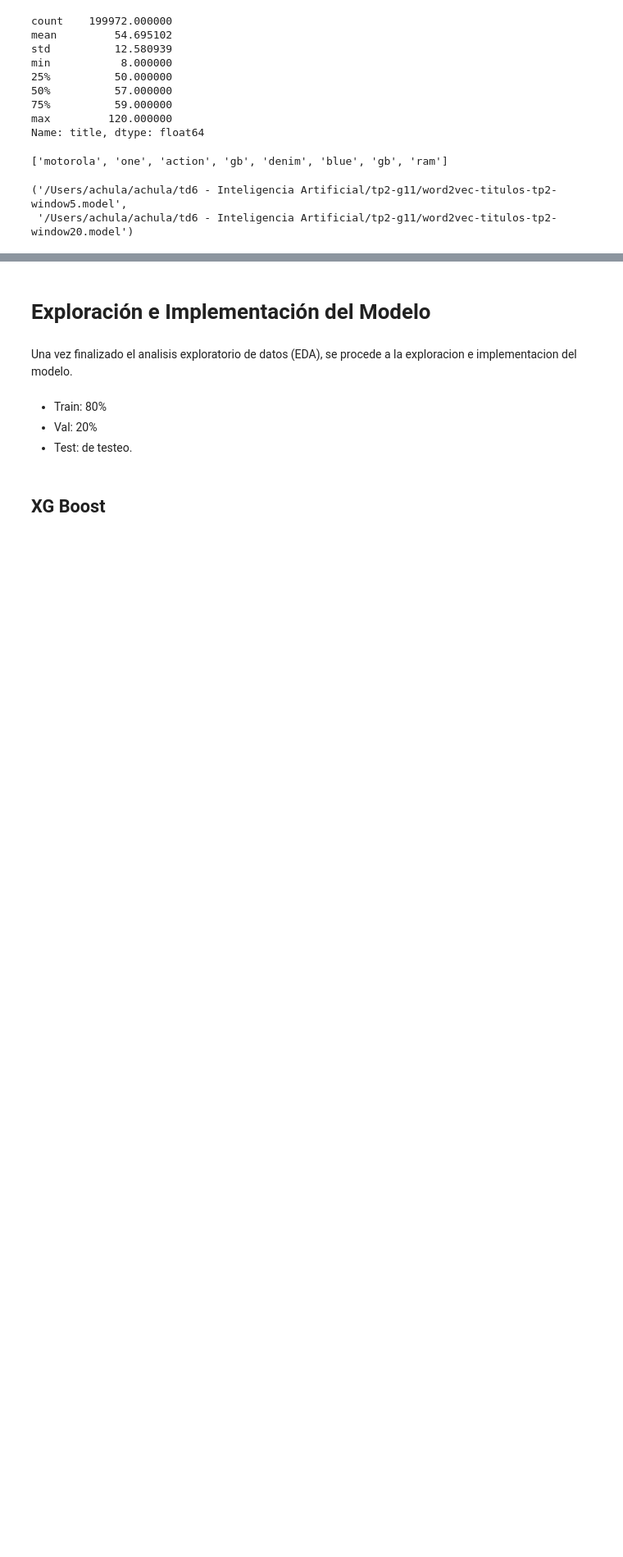
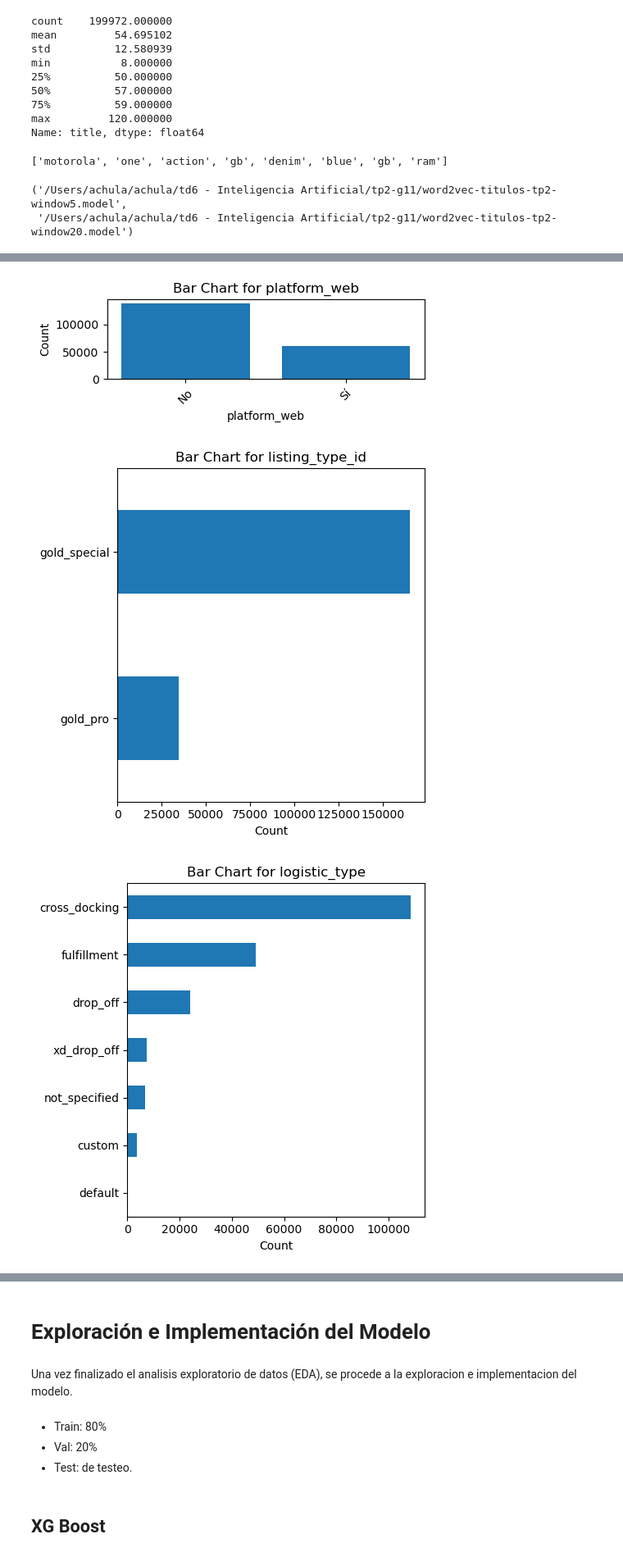
Before and after one commit to azulnogueraa/Prediccion_de_Conversion_IA, a Jupyter notebook: analisis.ipynb, the cells around one changed output, grey strips where cells are left out. Shown: that part at 82% size. Cells and saved outputs as stored; diff of their text form; code cells hidden in the pictures; blank space fills up the shorter version.

```diff
--- a/analisis.ipynb
+++ b/analisis.ipynb
@@ -246,2 +339,0 @@ Convirtamos la variable categoria *listing_type_id* en booleana. Esta no present
-# %%
-df["listing_type_id"] = df["listing_type_id"].apply(lambda x: 1 if x == "True" else 0)
@@ -416,0 +458,9 @@ df.head()
+# %%
+# Eliminar los espacios enfrente y atras de las variables.
+df_text = df_text.applymap(lambda x: x.strip() if isinstance(x, str) else x)
+# Le saco las tildes a la base:
+df_text = df_text.applymap(lambda x: unidecode(x) if isinstance(x, str) else x)
+# Lo convierto a minusculas
+df_text = df_text.applymap(lambda x: x.lower() if isinstance(x, str) else x)
+# Le saco los espacios dobles.
+df_text = df_text.applymap(lambda x: x.replace('  ',' ') if isinstance(x, str) else x)
@@ -416,0 +471,2 @@ df.head()
+# %%
+df_text['name'] = df['full_name'].str.split('-', n=1).str[0]
@@ -416,0 +491,2 @@ df.head()
+# %%
+df_categoricas['name'] = df_text['name']
@@ -552,0 +641,33 @@ tags = df['tags']
+# %%
+# Iterar a través de las columnas categóricas y crear un gráfico de barras para cada una
+for column in df_categoricas[['platform_web']]:
+    categories = df_categoricas[column].value_counts().index
+    values = df_categoricas[column].value_counts().values
+
+
+    plt.figure(figsize=(5, 2))  # Tamaño del gráfico (opcional)
+    plt.bar(categories, values)
+    plt.xlabel(column)
+    plt.ylabel('Count')
+    plt.title(f'Bar Chart for {column}')
+    plt.xticks(rotation=45)  # Rotar etiquetas si son largas
+    plt.xticks([0, 1], ['No', 'Sí'])
+    plt.tight_layout()  # Ajustar el diseño
+    plt.show()
+
+# Iterar a través de las columnas categóricas y crear un gráfico de barras para cada una
+for column in df_categoricas[["listing_type_id","logistic_type", "platform",'cat_warranty','name', 'is_pdp']]:
+    # Cuenta la frecuencia de cada especie y ordena de mayor a menor
+    frecuencia = df_categoricas[column].value_counts().sort_values(ascending=True)
+
+    # Crea un gráfico de barras horizontal
+    plt.figure(figsize=(5, 5))  # Ajusta el tamaño si es necesario
+    frecuencia.plot(kind='barh')  # Usa 'barh' para gráfico de barras horizontal
+    plt.xlabel('Count')
+    plt.title(f'Bar Chart for {column}')
+    plt.tight_layout()
+    plt.show()
+# %% [output]
+[figure, added]
+[figure, added]
+[figure, added]
```
Also changed, not shown: parts of 134 cells of this notebook, 1 other file.
